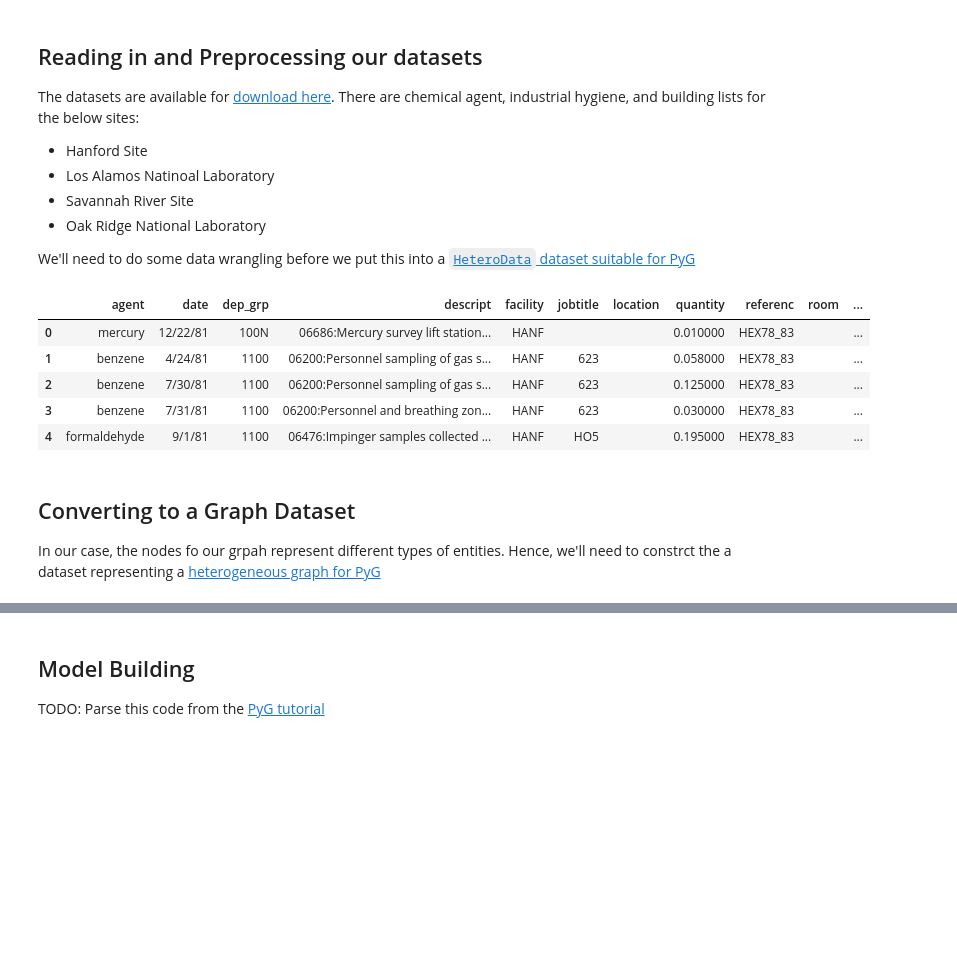
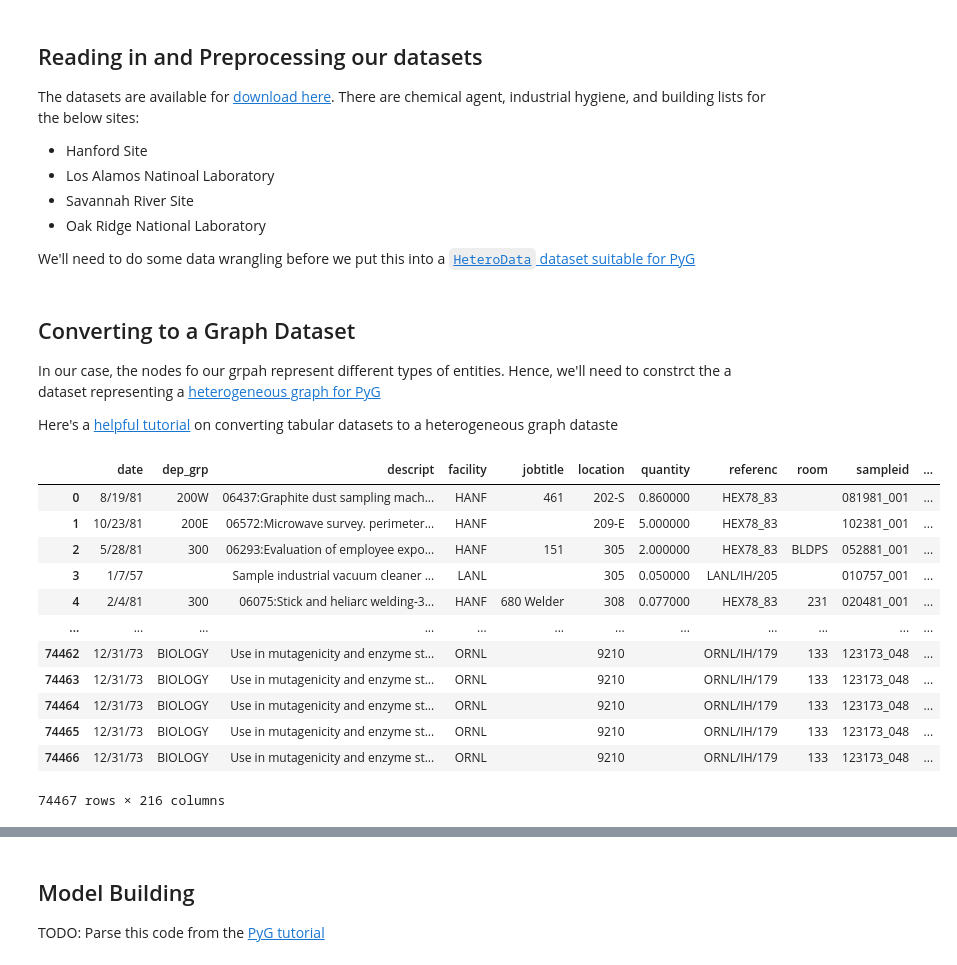
Before and after one commit to andrewbowen19/mastersThesisData698, a Jupyter notebook: GNN_EDA.ipynb, the cells around one changed output, grey strips where cells are left out. Cells and saved outputs as stored; diff of their text form; code cells hidden in the pictures; blank space fills up the shorter version.

```diff
--- a/GNN_EDA.ipynb
+++ b/GNN_EDA.ipynb
@@ -100,12 +102,3 @@ ih_data = cleaner.snake_case_columns(ih_data)
 buildings = cleaner.trim_whitespace(buildings)
 agents = cleaner.trim_whitespace(agents)
 ih_data = cleaner.trim_whitespace(ih_data)
-# %%
-ih_data.head()
-# %% [output]
-|  | agent | date | dep_grp | descript | facility | jobtitle | location | quantity | referenc | room | ... |
-| 0 | mercury | 12/22/81 | 100N | 06686:Mercury survey lift station... | HANF |  |  | 0.010000 | HEX78_83 |  | ... |
-| 1 | benzene | 4/24/81 | 1100 | 06200:Personnel sampling of gas s... | HANF | 623 |  | 0.058000 | HEX78_83 |  | ... |
-| 2 | benzene | 7/30/81 | 1100 | 06200:Personnel sampling of gas s... | HANF | 623 |  | 0.125000 | HEX78_83 |  | ... |
-| 3 | benzene | 7/31/81 | 1100 | 06200:Personnel and breathing zon... | HANF | 623 |  | 0.030000 | HEX78_83 |  | ... |
-| 4 | formaldehyde | 9/1/81 | 1100 | 06476:Impinger samples collected ... | HANF | HO5 |  | 0.195000 | HEX78_83 |  | ... |
@@ -118,11 +105,26 @@ ih_data.head()
-# %%
-# convert IDs (seq_no) to int types
-buildings.dtypes['seq_no'] = buildings['seq_no'].astype(int)
-ih_data.dtypes['seq_no'] = ih_data['seq_no'].astype(int)
 # %% [markdown]
 ## Converting to a Graph Dataset
 
 In our case, the nodes fo our grpah represent different types of entities. Hence, we'll need to constrct the a dataset representing a [heterogeneous graph for PyG](https://pytorch-geometric.readthedocs.io/en/latest/notes/heterogeneous.html?highlight=heterogeneous%20graph#creating-heterogeneous-graphs)
+
+Here's a [helpful tutorial](https://colab.research.google.com/drive/1_eR7DXBF3V4EwH946dDPOxeclDBeKNMD?usp=sharing#scrollTo=ljgXqQRsfqNs) on converting tabular datasets to a heterogeneous graph dataste
+# %%
+# OneHotEncode
+ih_data
+# %% [output]
+|  | date | dep_grp | descript | facility | jobtitle | location | quantity | referenc | room | sampleid | ... |
+| 0 | 8/19/81 | 200W | 06437:Graphite dust sampling mach... | HANF | 461 | 202-S | 0.860000 | HEX78_83 |  | 081981_001 | ... |
+| 1 | 10/23/81 | 200E | 06572:Microwave survey. perimeter... | HANF |  | 209-E | 5.000000 | HEX78_83 |  | 102381_001 | ... |
+| 2 | 5/28/81 | 300 | 06293:Evaluation of employee expo... | HANF | 151 | 305 | 2.000000 | HEX78_83 | BLDPS | 052881_001 | ... |
+| 3 | 1/7/57 |  | Sample industrial vacuum cleaner ... | LANL |  | 305 | 0.050000 | LANL/IH/205 |  | 010757_001 | ... |
+| 4 | 2/4/81 | 300 | 06075:Stick and heliarc welding-3... | HANF | 680 Welder | 308 | 0.077000 | HEX78_83 | 231 | 020481_001 | ... |
+| ... | ... | ... | ... | ... | ... | ... | ... | ... | ... | ... | ... |
+| 74462 | 12/31/73 | BIOLOGY | Use in mutagenicity and enzyme st... | ORNL |  | 9210 |  | ORNL/IH/179 | 133 | 123173_048 | ... |
+| 74463 | 12/31/73 | BIOLOGY | Use in mutagenicity and enzyme st... | ORNL |  | 9210 |  | ORNL/IH/179 | 133 | 123173_048 | ... |
+| 74464 | 12/31/73 | BIOLOGY | Use in mutagenicity and enzyme st... | ORNL |  | 9210 |  | ORNL/IH/179 | 133 | 123173_048 | ... |
+| 74465 | 12/31/73 | BIOLOGY | Use in mutagenicity and enzyme st... | ORNL |  | 9210 |  | ORNL/IH/179 | 133 | 123173_048 | ... |
+| 74466 | 12/31/73 | BIOLOGY | Use in mutagenicity and enzyme st... | ORNL |  | 9210 |  | ORNL/IH/179 | 133 | 123173_048 | ... |
+74467 rows × 216 columns
 # %%
 # Lookup the building ID number
 
```
Also changed, not shown: parts of 16 cells of this notebook.
